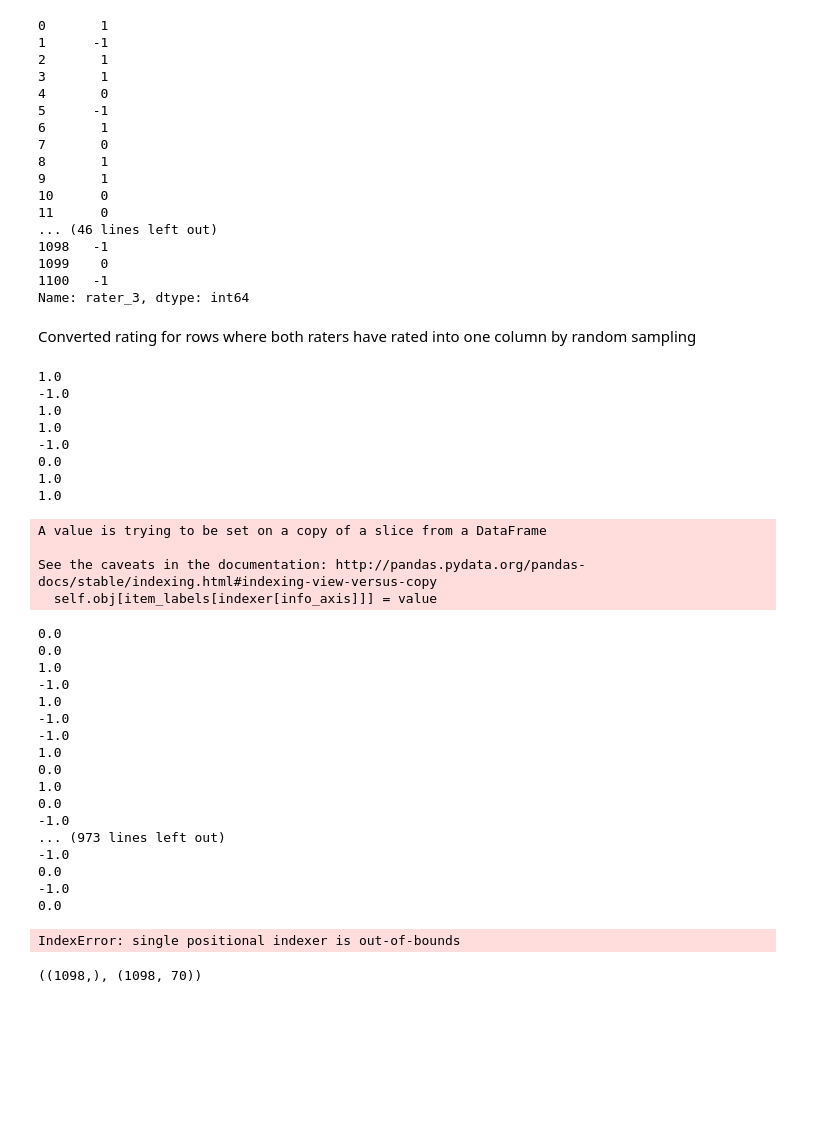
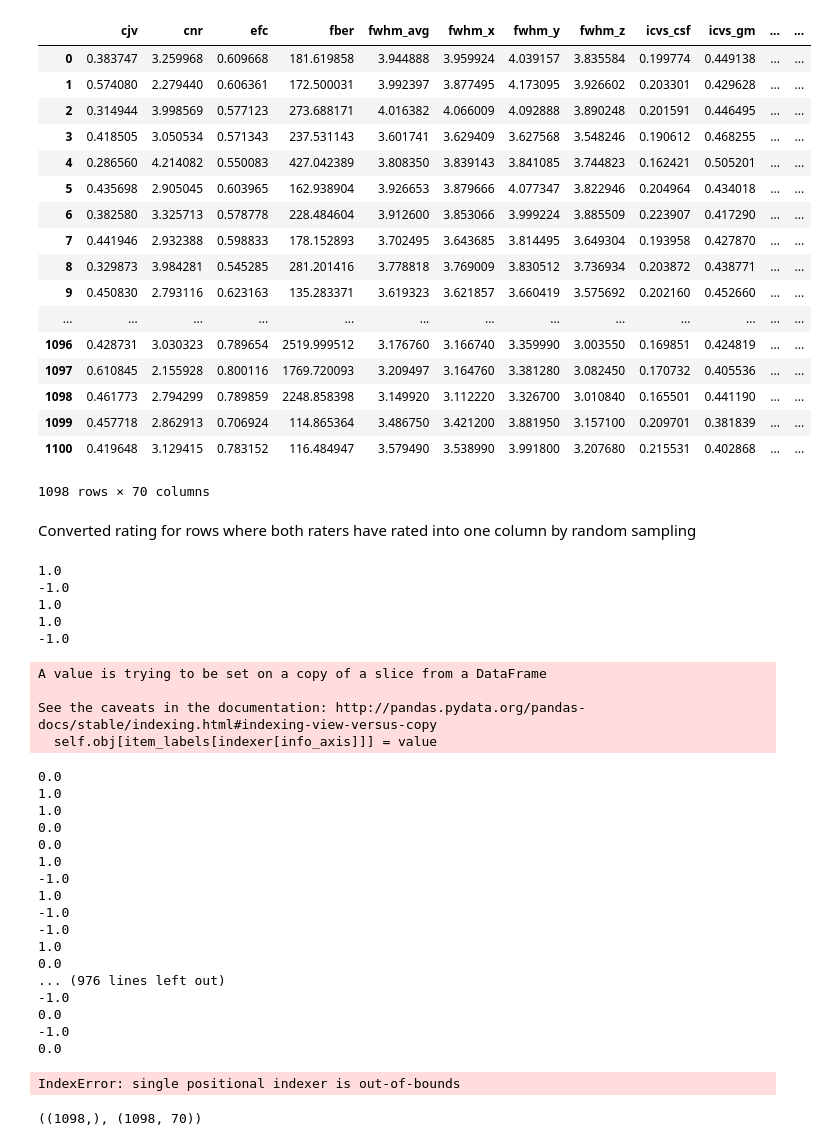
Before and after one commit to suyashdb/NHW2017, a Jupyter notebook: ML_methods_on_ABIDEiqm_motion.ipynb, the cells around one changed output. Saved outputs shown, nothing was run; the diff lists cells and outputs as text; code cells hidden in the pictures; blank space fills up the shorter version.

Commit message:
curated data file

```diff
--- a/ML_methods_on_ABIDEiqm_motion.ipynb
+++ b/ML_methods_on_ABIDEiqm_motion.ipynb
@@ -15,41 +15,42 @@ import seaborn; seaborn.set()
 # %%
 from sklearn.linear_model import LinearRegression
 # %%
-data = pd.read_csv('./abideIQM_DVARS_Labels.csv')
+data = pd.read_csv('./data.csv')
 #
 
-mask_vec = ~np.isnan(X['func_dvars'])
+mask_vec = ~np.isnan(data['func_dvars'])
 clean_df = data[mask_vec]
-mask_vec = ~np.isnan(X['func_mean_fd'])
+mask_vec = ~np.isnan(data['func_mean_fd'])
 data = clean_df[mask_vec]
 # %%
 X = data.iloc[:,2:-4]
 X.shape
 y = data.iloc[:,-3:-1]
 y_new = data.iloc[:,-1]
-y_new
+# print(y_new.value_counts(), y.iloc[:,0].value_counts())
 # %% [output]
+|  | cjv | cnr | efc | fber | fwhm_avg | fwhm_x | fwhm_y | fwhm_z | icvs_csf | icvs_gm | ... | ... |
+| 0 | 0.383747 | 3.259968 | 0.609668 | 181.619858 | 3.944888 | 3.959924 | 4.039157 | 3.835584 | 0.199774 | 0.449138 | ... | ... |
+| 1 | 0.574080 | 2.279440 | 0.606361 | 172.500031 | 3.992397 | 3.877495 | 4.173095 | 3.926602 | 0.203301 | 0.429628 | ... | ... |
+| 2 | 0.314944 | 3.998569 | 0.577123 | 273.688171 | 4.016382 | 4.066009 | 4.092888 | 3.890248 | 0.201591 | 0.446495 | ... | ... |
+| 3 | 0.418505 | 3.050534 | 0.571343 | 237.531143 | 3.601741 | 3.629409 | 3.627568 | 3.548246 | 0.190612 | 0.468255 | ... | ... |
+| 4 | 0.286560 | 4.214082 | 0.550083 | 427.042389 | 3.808350 | 3.839143 | 3.841085 | 3.744823 | 0.162421 | 0.505201 | ... | ... |
+| 5 | 0.435698 | 2.905045 | 0.603965 | 162.938904 | 3.926653 | 3.879666 | 4.077347 | 3.822946 | 0.204964 | 0.434018 | ... | ... |
+| 6 | 0.382580 | 3.325713 | 0.578778 | 228.484604 | 3.912600 | 3.853066 | 3.999224 | 3.885509 | 0.223907 | 0.417290 | ... | ... |
+| 7 | 0.441946 | 2.932388 | 0.598833 | 178.152893 | 3.702495 | 3.643685 | 3.814495 | 3.649304 | 0.193958 | 0.427870 | ... | ... |
+| 8 | 0.329873 | 3.984281 | 0.545285 | 281.201416 | 3.778818 | 3.769009 | 3.830512 | 3.736934 | 0.203872 | 0.438771 | ... | ... |
+| 9 | 0.450830 | 2.793116 | 0.623163 | 135.283371 | 3.619323 | 3.621857 | 3.660419 | 3.575692 | 0.202160 | 0.452660 | ... | ... |
+| ... | ... | ... | ... | ... | ... | ... | ... | ... | ... | ... | ... | ... |
+| 1096 | 0.428731 | 3.030323 | 0.789654 | 2519.999512 | 3.176760 | 3.166740 | 3.359990 | 3.003550 | 0.169851 | 0.424819 | ... | ... |
+| 1097 | 0.610845 | 2.155928 | 0.800116 | 1769.720093 | 3.209497 | 3.164760 | 3.381280 | 3.082450 | 0.170732 | 0.405536 | ... | ... |
+| 1098 | 0.461773 | 2.794299 | 0.789859 | 2248.858398 | 3.149920 | 3.112220 | 3.326700 | 3.010840 | 0.165501 | 0.441190 | ... | ... |
+| 1099 | 0.457718 | 2.862913 | 0.706924 | 114.865364 | 3.486750 | 3.421200 | 3.881950 | 3.157100 | 0.209701 | 0.381839 | ... | ... |
+| 1100 | 0.419648 | 3.129415 | 0.783152 | 116.484947 | 3.579490 | 3.538990 | 3.991800 | 3.207680 | 0.215531 | 0.402868 | ... | ... |
-0       1
-1      -1
-2       1
-3       1
-4       0
-5      -1
-6       1
-7       0
-8       1
-9       1
-10      0
-11      0
-... (46 lines left out)
-1098   -1
-1099    0
-1100   -1
-Name: rater_3, dtype: int64
+1098 rows × 70 columns
 # %% [markdown]
 Converted rating for rows where both raters have rated into one column by random sampling
 # %%
-# y = data.iloc[:,-3:-1]
+y = data.iloc[:,-3:-1]
 # y_new = data.iloc[:,-1]
 import random
 for index, row in y.iterrows():
@@ -64,13 +65,13 @@ for index, row in y.iterrows():
 1.0
 1.0
 -1.0
-0.0
-1.0
-1.0
 A value is trying to be set on a copy of a slice from a DataFrame
 
 See the caveats in the documentation: http://pandas.pydata.org/pandas-docs/stable/indexing.html#indexing-view-versus-copy
   self.obj[item_labels[indexer[info_axis]]] = value
+0.0
+1.0
+1.0
 0.0
 0.0
 1.0
@@ -80,10 +81,7 @@ See the caveats in the documentation: http://pandas.pydata.org/pandas-docs/stabl
 -1.0
 1.0
 0.0
-1.0
-0.0
--1.0
-... (973 lines left out)
+... (976 lines left out)
 -1.0
 0.0
 -1.0
```
Also changed, not shown: parts of 3 cells of this notebook, 1 other file.
